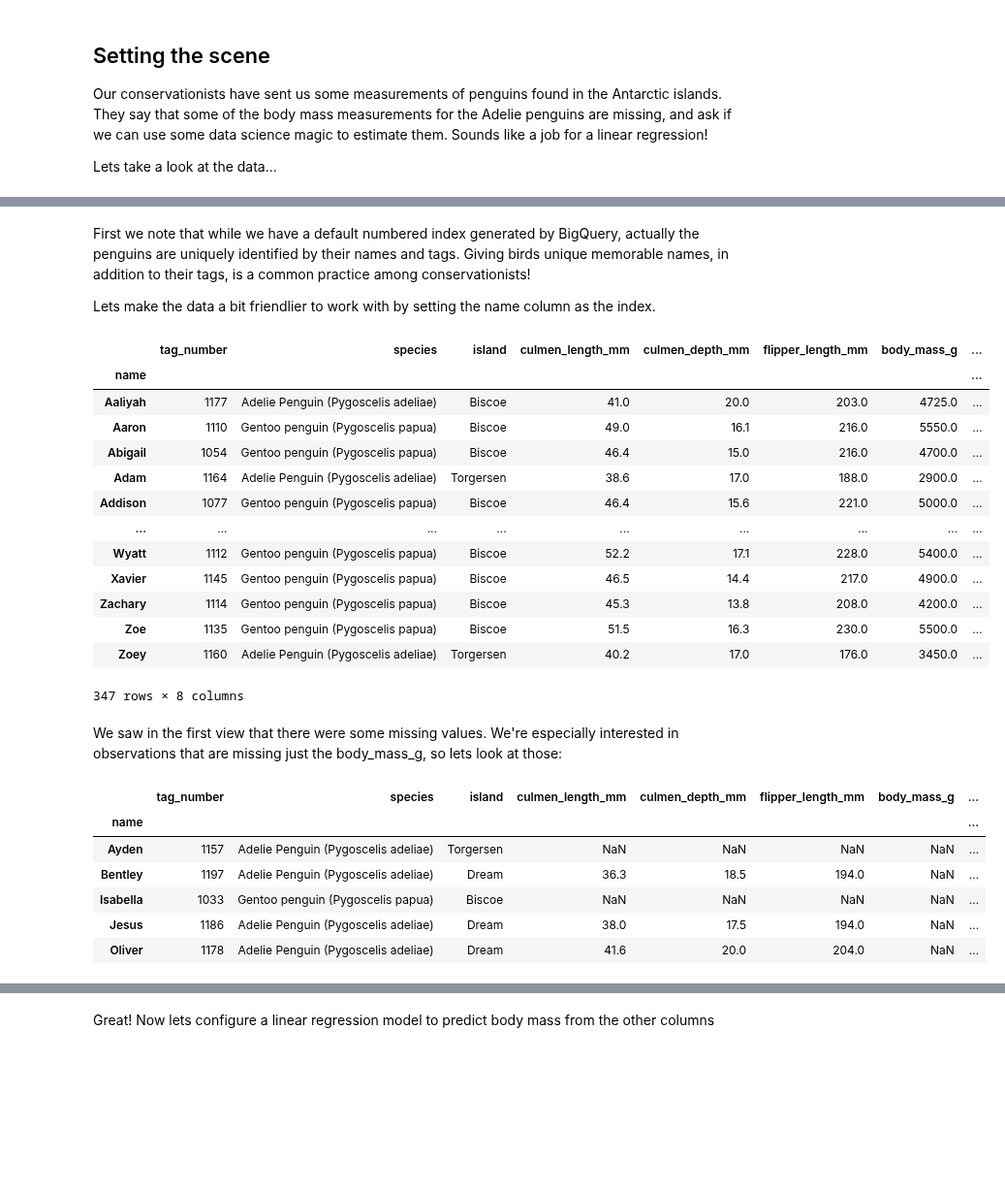
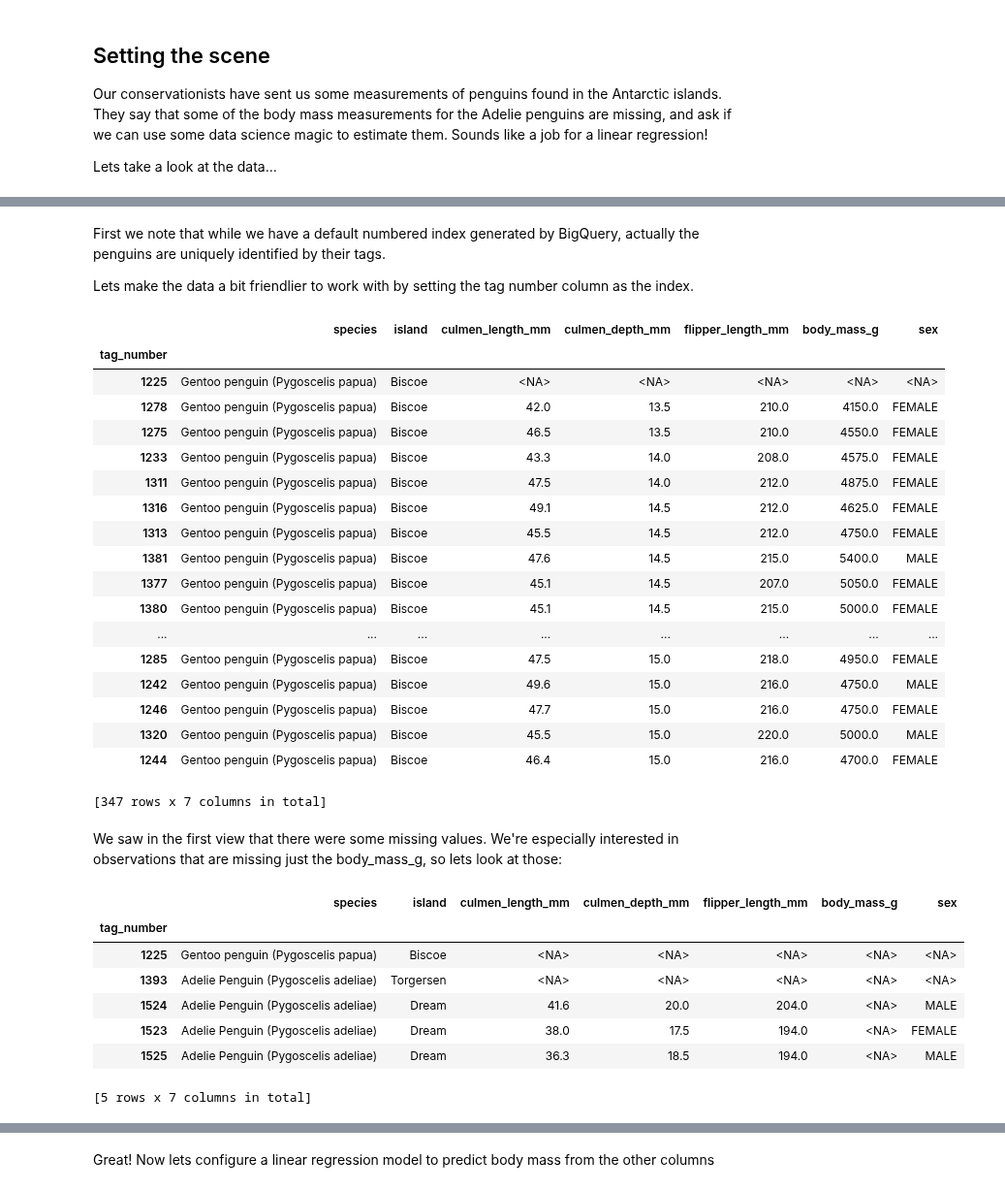
Before and after one commit to googleapis/python-bigquery-dataframes, a Jupyter notebook: notebooks/99 - Longer ML demo.ipynb, the cells around one changed output, grey strips where cells are left out. Shown at 97% size. Cells and saved outputs as stored; diff of their text form; code cells hidden in the pictures; blank space fills up the shorter version.

```diff
--- a/notebooks/99 - Longer ML demo.ipynb
+++ b/notebooks/99 - Longer ML demo.ipynb
@@ -65,35 +70,41 @@ df
 # %% [markdown]
-First we note that while we have a default numbered index generated by BigQuery, actually the penguins are uniquely identified by their names and tags. Giving birds unique memorable names, in addition to their tags, is a common practice among conservationists!
+First we note that while we have a default numbered index generated by BigQuery, actually the penguins are uniquely identified by their tags.
 
-Lets make the data a bit friendlier to work with by setting the name column as the index.
+Lets make the data a bit friendlier to work with by setting the tag number column as the index.
 # %%
-df = df.set_index("name")
+df = df.set_index("tag_number")
 df
 # %% [output]
-|  | tag_number | species | island | culmen_length_mm | culmen_depth_mm | flipper_length_mm | body_mass_g | ... |
-| name |  |  |  |  |  |  |  | ... |
-| Aaliyah | 1177 | Adelie Penguin (Pygoscelis adeliae) | Biscoe | 41.0 | 20.0 | 203.0 | 4725.0 | ... |
-| Aaron | 1110 | Gentoo penguin (Pygoscelis papua) | Biscoe | 49.0 | 16.1 | 216.0 | 5550.0 | ... |
-| Abigail | 1054 | Gentoo penguin (Pygoscelis papua) | Biscoe | 46.4 | 15.0 | 216.0 | 4700.0 | ... |
-| Adam | 1164 | Adelie Penguin (Pygoscelis adeliae) | Torgersen | 38.6 | 17.0 | 188.0 | 2900.0 | ... |
-| Addison | 1077 | Gentoo penguin (Pygoscelis papua) | Biscoe | 46.4 | 15.6 | 221.0 | 5000.0 | ... |
-| ... | ... | ... | ... | ... | ... | ... | ... | ... |
-| Wyatt | 1112 | Gentoo penguin (Pygoscelis papua) | Biscoe | 52.2 | 17.1 | 228.0 | 5400.0 | ... |
-| Xavier | 1145 | Gentoo penguin (Pygoscelis papua) | Biscoe | 46.5 | 14.4 | 217.0 | 4900.0 | ... |
-| Zachary | 1114 | Gentoo penguin (Pygoscelis papua) | Biscoe | 45.3 | 13.8 | 208.0 | 4200.0 | ... |
-| Zoe | 1135 | Gentoo penguin (Pygoscelis papua) | Biscoe | 51.5 | 16.3 | 230.0 | 5500.0 | ... |
-| Zoey | 1160 | Adelie Penguin (Pygoscelis adeliae) | Torgersen | 40.2 | 17.0 | 176.0 | 3450.0 | ... |
+|  | species | island | culmen_length_mm | culmen_depth_mm | flipper_length_mm | body_mass_g | sex |
+| tag_number |  |  |  |  |  |  |  |
+| 1225 | Gentoo penguin (Pygoscelis papua) | Biscoe | <NA> | <NA> | <NA> | <NA> | <NA> |
+| 1278 | Gentoo penguin (Pygoscelis papua) | Biscoe | 42.0 | 13.5 | 210.0 | 4150.0 | FEMALE |
+| 1275 | Gentoo penguin (Pygoscelis papua) | Biscoe | 46.5 | 13.5 | 210.0 | 4550.0 | FEMALE |
+| 1233 | Gentoo penguin (Pygoscelis papua) | Biscoe | 43.3 | 14.0 | 208.0 | 4575.0 | FEMALE |
+| 1311 | Gentoo penguin (Pygoscelis papua) | Biscoe | 47.5 | 14.0 | 212.0 | 4875.0 | FEMALE |
+| 1316 | Gentoo penguin (Pygoscelis papua) | Biscoe | 49.1 | 14.5 | 212.0 | 4625.0 | FEMALE |
+| 1313 | Gentoo penguin (Pygoscelis papua) | Biscoe | 45.5 | 14.5 | 212.0 | 4750.0 | FEMALE |
+| 1381 | Gentoo penguin (Pygoscelis papua) | Biscoe | 47.6 | 14.5 | 215.0 | 5400.0 | MALE |
+| 1377 | Gentoo penguin (Pygoscelis papua) | Biscoe | 45.1 | 14.5 | 207.0 | 5050.0 | FEMALE |
+| 1380 | Gentoo penguin (Pygoscelis papua) | Biscoe | 45.1 | 14.5 | 215.0 | 5000.0 | FEMALE |
+| ... | ... | ... | ... | ... | ... | ... | ... |
+| 1285 | Gentoo penguin (Pygoscelis papua) | Biscoe | 47.5 | 15.0 | 218.0 | 4950.0 | FEMALE |
+| 1242 | Gentoo penguin (Pygoscelis papua) | Biscoe | 49.6 | 15.0 | 216.0 | 4750.0 | MALE |
+| 1246 | Gentoo penguin (Pygoscelis papua) | Biscoe | 47.7 | 15.0 | 216.0 | 4750.0 | FEMALE |
+| 1320 | Gentoo penguin (Pygoscelis papua) | Biscoe | 45.5 | 15.0 | 220.0 | 5000.0 | MALE |
+| 1244 | Gentoo penguin (Pygoscelis papua) | Biscoe | 46.4 | 15.0 | 216.0 | 4700.0 | FEMALE |
-347 rows × 8 columns
+[347 rows x 7 columns in total]
 # %% [markdown]
 We saw in the first view that there were some missing values. We're especially interested in observations that are missing just the body_mass_g, so lets look at those:
 # %%
 df[df.body_mass_g.isnull()]
 # %% [output]
-|  | tag_number | species | island | culmen_length_mm | culmen_depth_mm | flipper_length_mm | body_mass_g | ... |
-| name |  |  |  |  |  |  |  | ... |
-| Ayden | 1157 | Adelie Penguin (Pygoscelis adeliae) | Torgersen | NaN | NaN | NaN | NaN | ... |
-| Bentley | 1197 | Adelie Penguin (Pygoscelis adeliae) | Dream | 36.3 | 18.5 | 194.0 | NaN | ... |
-| Isabella | 1033 | Gentoo penguin (Pygoscelis papua) | Biscoe | NaN | NaN | NaN | NaN | ... |
-| Jesus | 1186 | Adelie Penguin (Pygoscelis adeliae) | Dream | 38.0 | 17.5 | 194.0 | NaN | ... |
-| Oliver | 1178 | Adelie Penguin (Pygoscelis adeliae) | Dream | 41.6 | 20.0 | 204.0 | NaN | ... |
+|  | species | island | culmen_length_mm | culmen_depth_mm | flipper_length_mm | body_mass_g | sex |
+| tag_number |  |  |  |  |  |  |  |
+| 1225 | Gentoo penguin (Pygoscelis papua) | Biscoe | <NA> | <NA> | <NA> | <NA> | <NA> |
+| 1393 | Adelie Penguin (Pygoscelis adeliae) | Torgersen | <NA> | <NA> | <NA> | <NA> | <NA> |
+| 1524 | Adelie Penguin (Pygoscelis adeliae) | Dream | 41.6 | 20.0 | 204.0 | <NA> | MALE |
+| 1523 | Adelie Penguin (Pygoscelis adeliae) | Dream | 38.0 | 17.5 | 194.0 | <NA> | FEMALE |
+| 1525 | Adelie Penguin (Pygoscelis adeliae) | Dream | 36.3 | 18.5 | 194.0 | <NA> | MALE |
+[5 rows x 7 columns in total]
 # %% [markdown]
```
Also changed, not shown: parts of 13 cells of this notebook, 8 other files.
